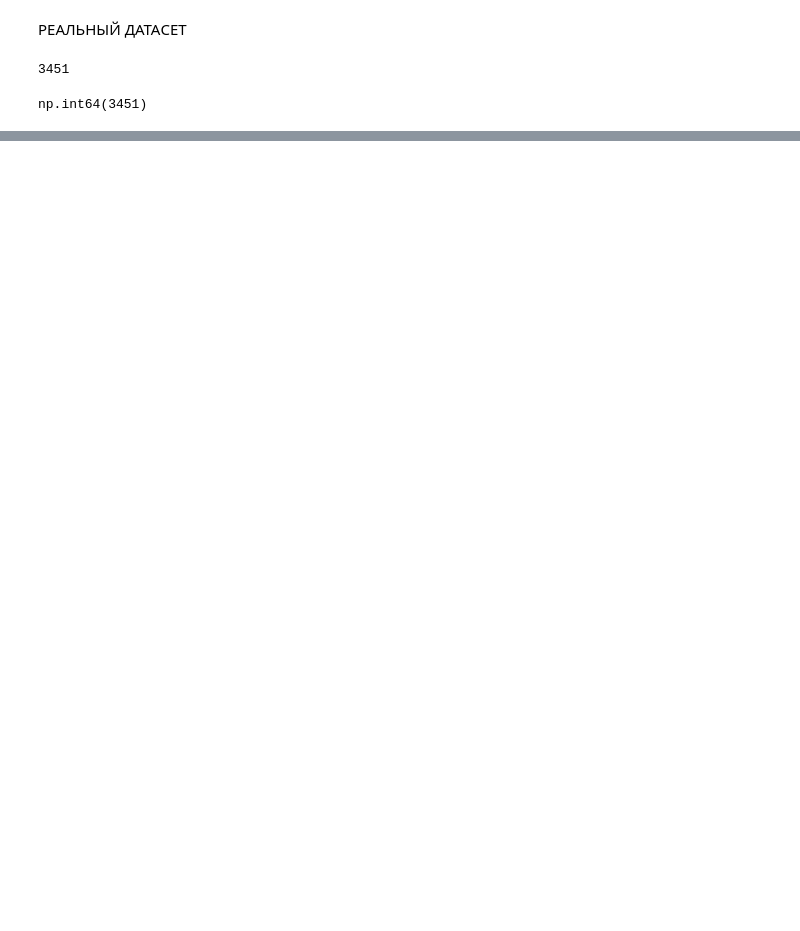
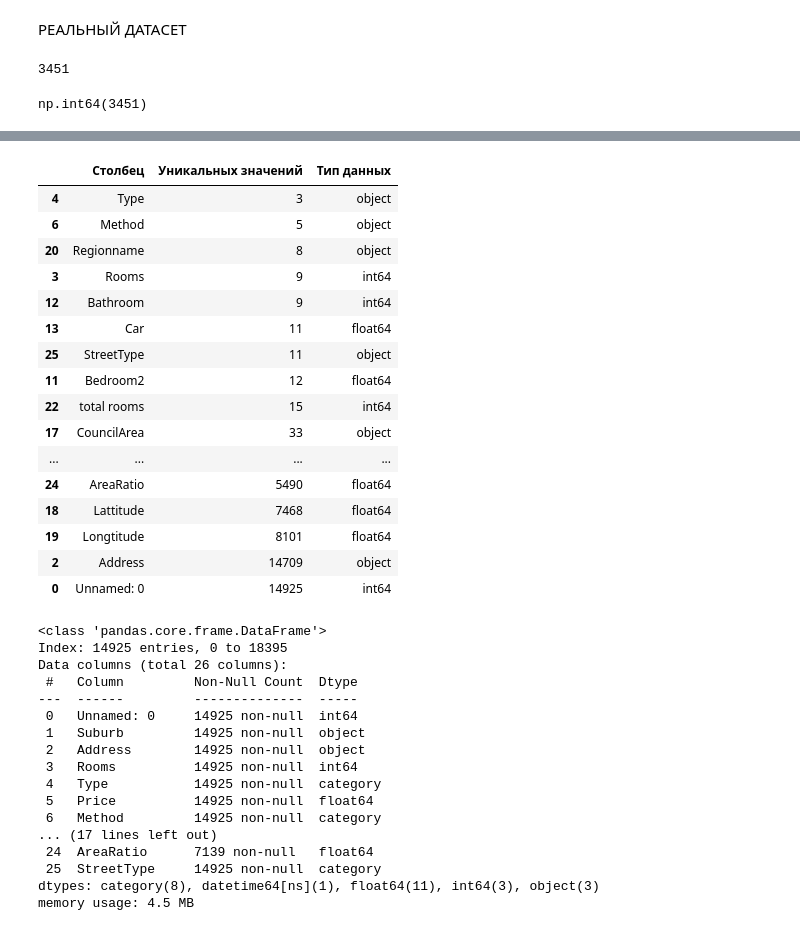
Before and after one commit to rostovcevartem209/Pandas, a Jupyter notebook: Pandas_teach.ipynb, the cells around one changed output, grey strips where cells are left out. Saved outputs shown, nothing was run; the diff lists cells and outputs as text; code cells hidden in the pictures; blank space fills up the shorter version.

```diff
--- a/Pandas_teach.ipynb
+++ b/Pandas_teach.ipynb
@@ -148,0 +144,8 @@ np.int64(3451)
+# %%
+melb_data = melb_data.dropna(subset=['Bathroom']) # Удаляем пропуски в нужном столбце
+melb_data['Bathroom'] = melb_data['Bathroom'].astype('int64')
+# melb_data.info()
+
+melb_data.describe().loc[:, ['Distance', 'BuildingArea', 'Price']]
+
+melb_data.describe(include=['object'])
@@ -148,0 +423,10 @@ np.int64(3451)
+# %%
+melb_df['Date'].head()
+
+melb_df['Date'] = pd.to_datetime(melb_df['Date'],dayfirst=True)
+melb_df['Date'].head()
+
+#для вычисления разницы между датами
+# melb_df['Date'] = pd.to_datetime(melb_df['Date'], format='%d/%m/%Y')
+# delta_days = melb_df['Date'] - pd.to_datetime('2016-01-01')
+# delta_days
@@ -148,0 +464,59 @@ np.int64(3451)
+# %%
+
+#посчитаем сколько уникалбных значений в каждом столбце
+unique_counts = []
+for col in melb_df.columns:
+    unique_counts.append({
+        'Столбец': col,
+        'Уникальных значений': melb_df[col].nunique(),
+        'Тип данных': melb_df[col].dtype
+    })
+
+unique_df = pd.DataFrame(unique_counts)
+unique_df.sort_values('Уникальных значений', inplace=True)
+display(unique_df.head(500))
+
+#преобразуем столбцы с малым количеством уникальных занчений в категоральный тип
+cols_to_exclude = ['Date', 'Rooms', 'Bedroom', 'Bathroom', 'Car']
+max_unique = 150
+
+for col in melb_df.columns:
+  if col not in cols_to_exclude and melb_df[col].nunique()<max_unique:
+    melb_df[col] = melb_df[col].astype('category')
+
+melb_df.info(memory_usage='deep')
+# %% [output]
+|  | Столбец | Уникальных значений | Тип данных |
+| 4 | Type | 3 | object |
+| 6 | Method | 5 | object |
+| 20 | Regionname | 8 | object |
+| 3 | Rooms | 9 | int64 |
+| 12 | Bathroom | 9 | int64 |
+| 13 | Car | 11 | float64 |
+| 25 | StreetType | 11 | object |
+| 11 | Bedroom2 | 12 | float64 |
+| 22 | total rooms | 15 | int64 |
+| 17 | CouncilArea | 33 | object |
+| ... | ... | ... | ... |
+| 24 | AreaRatio | 5490 | float64 |
+| 18 | Lattitude | 7468 | float64 |
+| 19 | Longtitude | 8101 | float64 |
+| 2 | Address | 14709 | object |
+| 0 | Unnamed: 0 | 14925 | int64 |
+<class 'pandas.core.frame.DataFrame'>
+Index: 14925 entries, 0 to 18395
+Data columns (total 26 columns):
+ #   Column         Non-Null Count  Dtype
+---  ------         --------------  -----
+ 0   Unnamed: 0     14925 non-null  int64
+ 1   Suburb         14925 non-null  object
+ 2   Address        14925 non-null  object
+ 3   Rooms          14925 non-null  int64
+ 4   Type           14925 non-null  category
+ 5   Price          14925 non-null  float64
+ 6   Method         14925 non-null  category
+... (17 lines left out)
+ 24  AreaRatio      7139 non-null   float64
+ 25  StreetType     14925 non-null  category
+dtypes: category(8), datetime64[ns](1), float64(11), int64(3), object(3)
+memory usage: 4.5 MB
```
Also changed, not shown: parts of 26 cells of this notebook.
